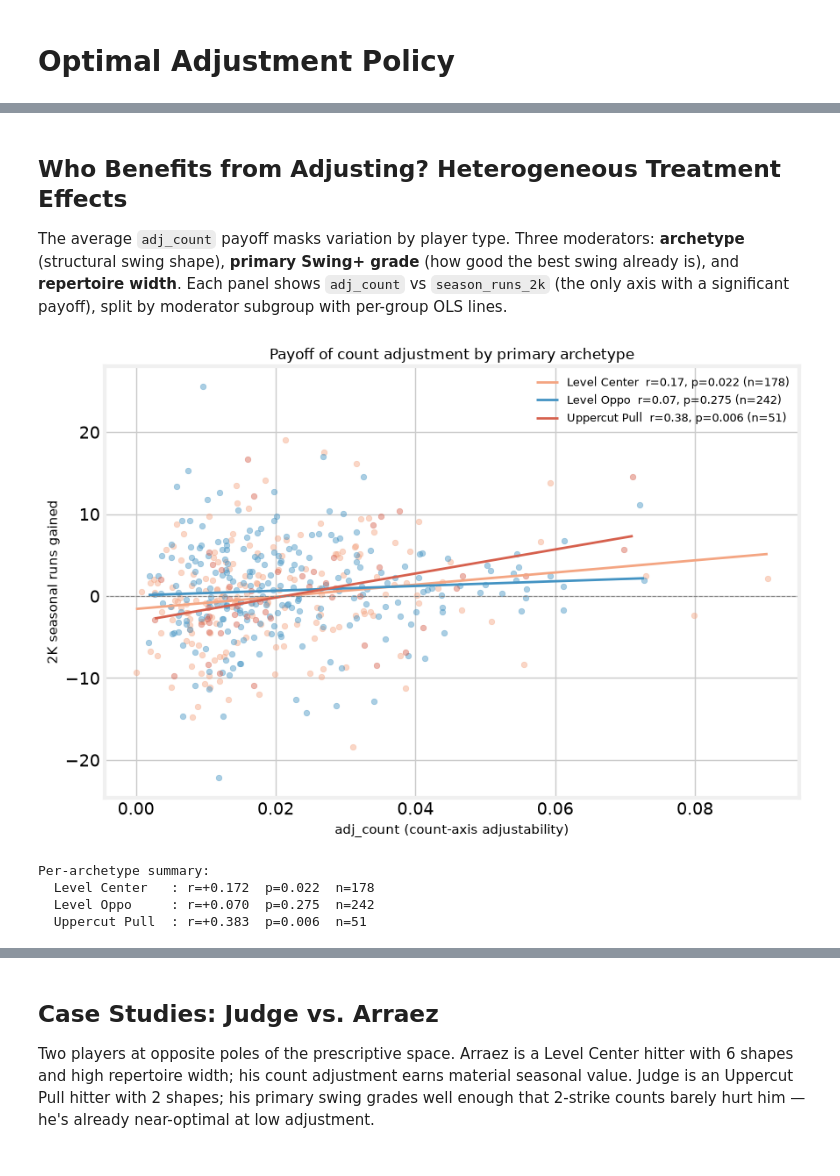
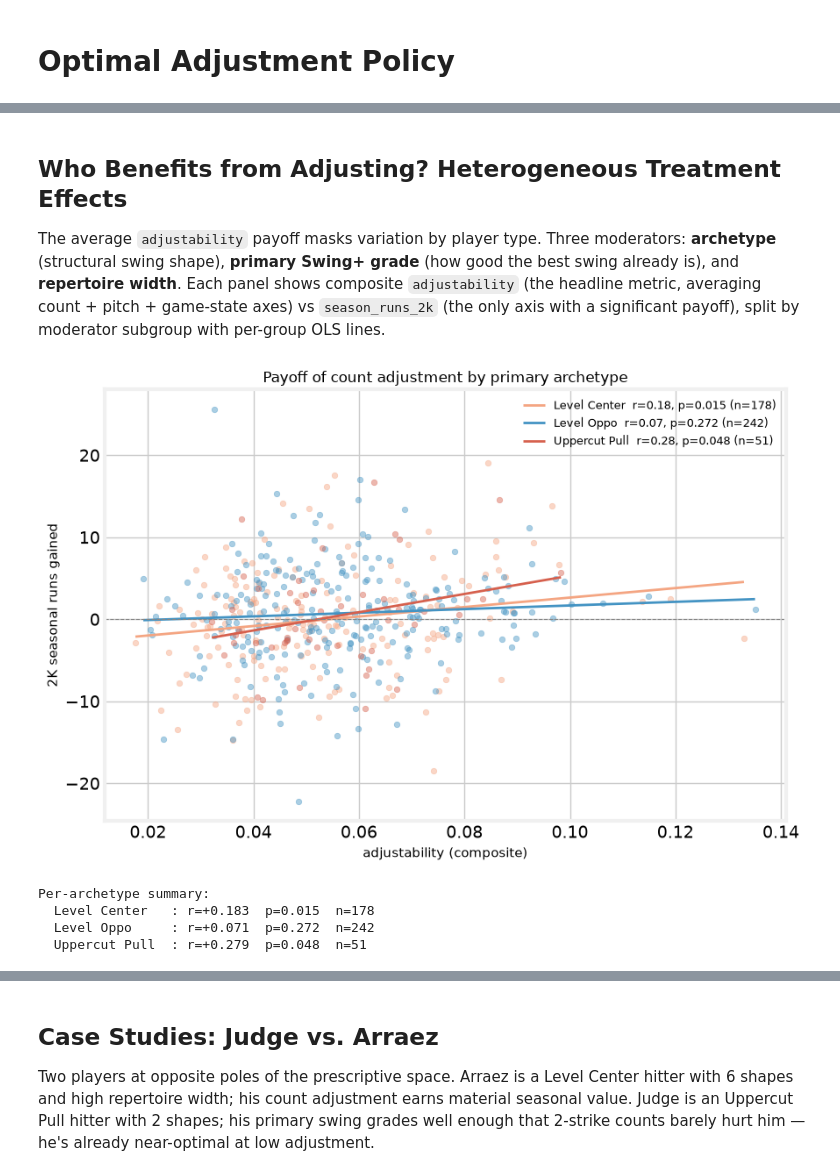
Before and after one commit to theoauyeung/swing_repetoire, a Jupyter notebook: src/optimal_adj_policy.ipynb, the cells around one changed output, grey strips where cells are left out. Drawn from its saved outputs; the diff is of its cells as text; code cells hidden in the pictures.

```diff
--- a/src/optimal_adj_policy.ipynb
+++ b/src/optimal_adj_policy.ipynb
@@ -23,8 +23,8 @@ def plot_path(name):
     return d / name
 
 df = pd.read_parquet(DATA / 'optimal_policy.parquet')
-df = df.dropna(subset=['season_runs_total', 'twostrike_rv_penalty'])
+df = df.dropna(subset=['season_runs_weighted', 'twostrike_rv_penalty'])
 print(f'{len(df)} units loaded')
-print(df[['season_runs_total','season_runs_2k','season_runs_gamestate','season_runs_platoon']].describe().round(2))
+print(df[['season_runs_weighted','season_runs_2k','season_runs_gamestate','season_runs_platoon']].describe().round(2))
 # %% [output]
 471 units loaded
@@ -54,19 +54,19 @@ The per-swing `adj_count` payoff (θ=+0.145, p=0.0003) is real, but annualizing
 # %%
 judge  = df[df['label'] == 'Aaron Judge'].iloc[0]
 arraez = df[df['label'] == 'Luis Arraez'].iloc[0]
-med    = df['season_runs_total'].median()
+med    = df['season_runs_weighted'].median()
 
 with plt.style.context(FT):
     fig, ax = plt.subplots(figsize=(9, 5))
-    ax.hist(df['season_runs_total'], bins=40, color='#4393c3', edgecolor='white', alpha=0.85)
+    ax.hist(df['season_runs_weighted'], bins=40, color='#4393c3', edgecolor='white', alpha=0.85)
     ax.axvline(med,                   color='#444', lw=1.5, ls='--', label=f'Median ({med:+.1f})')
     ax.axvline(arraez['season_runs_total'], color='#d73027', lw=2,
                label=f"Arraez ({arraez['season_runs_total']:+.1f})")
     ax.axvline(judge['season_runs_total'],  color='#2166ac', lw=2,
                label=f"Judge ({judge['season_runs_total']:+.1f})")
-    ax.set_xlabel('Seasonal runs gained (all situational axes combined)', fontsize=11)
+    ax.set_xlabel('Evidence-weighted seasonal runs (t-stat proportional weights)', fontsize=11)
     ax.set_ylabel('Hitters', fontsize=11)
-    ax.set_title('Most hitters gain near-zero seasonal runs from situational performance', fontsize=12)
+    ax.set_title('Most hitters gain near-zero evidence-weighted seasonal runs', fontsize=12)
     ax.legend(frameon=False, fontsize=10)
     fig.tight_layout()
     fig.savefig(plot_path('adj_policy_season_dist.png'), dpi=130)
@@ -91,37 +91,37 @@ for png in ['adj_policy_top_gt.png', 'adj_policy_bottom_gt.png']:
 # %% [markdown]
 ## Who Benefits from Adjusting? Heterogeneous Treatment Effects
 
-The average `adj_count` payoff masks variation by player type. Three moderators: **archetype** (structural swing shape), **primary Swing+ grade** (how good the best swing already is), and **repertoire width**. Each panel shows `adj_count` vs `season_runs_2k` (the only axis with a significant payoff), split by moderator subgroup with per-group OLS lines.
+The average `adjustability` payoff masks variation by player type. Three moderators: **archetype** (structural swing shape), **primary Swing+ grade** (how good the best swing already is), and **repertoire width**. Each panel shows composite `adjustability` (the headline metric, averaging count + pitch + game-state axes) vs `season_runs_2k` (the only axis with a significant payoff), split by moderator subgroup with per-group OLS lines.
 # %%
 ARCH_COLORS = {'Level Oppo': '#4393c3', 'Level Center': '#f4a582', 'Uppercut Pull': '#d6604d'}
 
 with plt.style.context(FT):
     fig, ax = plt.subplots(figsize=(9, 6))
     for arch, g in df.groupby('archetype_name'):
         c = ARCH_COLORS.get(arch, '#888')
-        ax.scatter(g['adj_count'], g['season_runs_2k'], color=c, alpha=0.45, s=22, label=None)
-        m, b, r, p, _ = stats.linregress(g['adj_count'], g['season_runs_2k'])
-        xs = np.linspace(g['adj_count'].min(), g['adj_count'].max(), 80)
+        ax.scatter(g['adjustability'], g['season_runs_2k'], color=c, alpha=0.45, s=22, label=None)
+        m, b, r, p, _ = stats.linregress(g['adjustability'], g['season_runs_2k'])
+        xs = np.linspace(g['adjustability'].min(), g['adjustability'].max(), 80)
         ax.plot(xs, m * xs + b, color=c, lw=2, label=f'{arch}  r={r:.2f}, p={p:.3f} (n={len(g)})')
     ax.axhline(0, color='#888', lw=0.8, ls='--')
-    ax.set_xlabel('adj_count (count-axis adjustability)', fontsize=11)
+    ax.set_xlabel('adjustability (composite)', fontsize=11)
     ax.set_ylabel('2K seasonal runs gained', fontsize=11)
     ax.set_title('Payoff of count adjustment by primary archetype', fontsize=12)
     ax.legend(frameon=False, fontsize=9)
     fig.tight_layout()
     fig.savefig(plot_path('adj_policy_hte_archetype.png'), dpi=130)
     plt.show()
 
 print('Per-archetype summary:')
 for arch, g in df.groupby('archetype_name'):
-    r, p = stats.pearsonr(g['adj_count'], g['season_runs_2k'])
+    r, p = stats.pearsonr(g['adjustability'], g['season_runs_2k'])
     print(f'  {arch:15s}: r={r:+.3f}  p={p:.3f}  n={len(g)}')
 # %% [output]
-[figure, old version]
+[figure, new version]
 Per-archetype summary:
-  Level Center   : r=+0.172  p=0.022  n=178
-  Level Oppo     : r=+0.070  p=0.275  n=242
-  Uppercut Pull  : r=+0.383  p=0.006  n=51
+  Level Center   : r=+0.183  p=0.015  n=178
+  Level Oppo     : r=+0.071  p=0.272  n=242
+  Uppercut Pull  : r=+0.279  p=0.048  n=51
 # %%
 df['grade_tercile'] = pd.qcut(df['primary_grade'], 3,
                                labels=['Low grade (T1)', 'Mid grade (T2)', 'High grade (T3)'])
```
Also changed, not shown: parts of 9 cells of this notebook, 9 other files.
